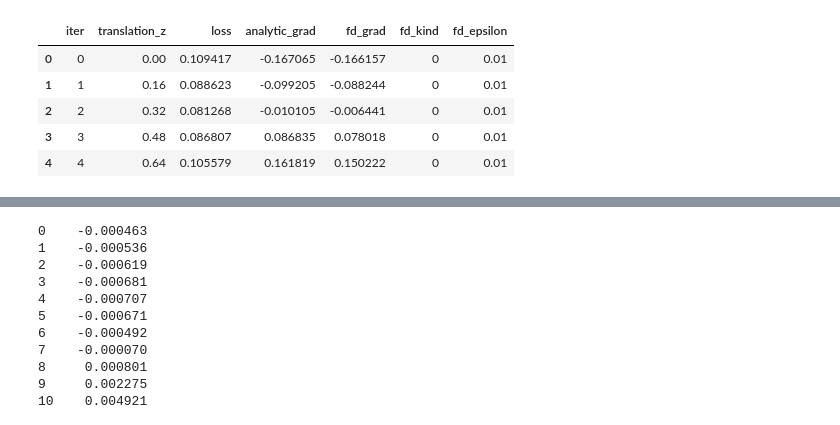
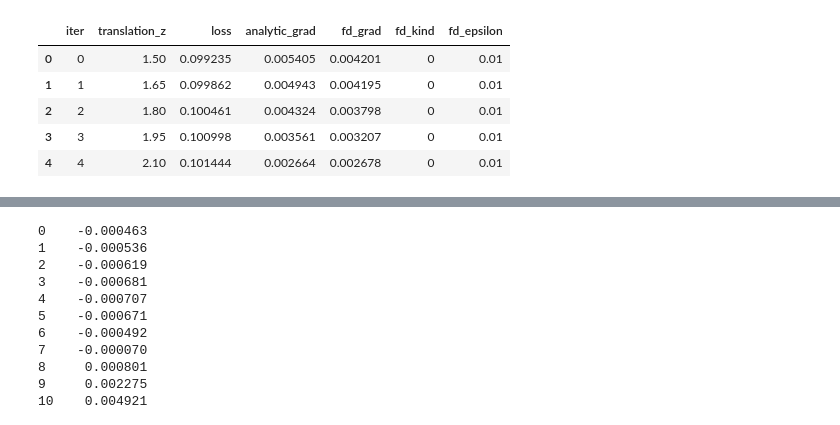
Before and after one commit to M-Gjerde/DifferentiablePointRendering, a Jupyter notebook: python/finite_difference/notebook_scatter.ipynb, the cells around one changed output, grey strips where cells are left out. Saved outputs shown, nothing was run; the diff lists cells and outputs as text; code cells hidden in the pictures.

```diff
--- a/python/finite_difference/notebook_scatter.ipynb
+++ b/python/finite_difference/notebook_scatter.ipynb
@@ -1,30 +1,30 @@
 # %%
 import pandas as pd
 from pathlib import Path
 
-test = "0"
+test = "1"
 parameter = "translation_z"
-scene = "transmit_2"
+scene = "transmit"
 camera = "camera1"
 csv_path = Path(f"Output/{scene}/{parameter}/{test}/{camera}_{parameter}_sweep.csv")
 
 if not csv_path.exists():
     raise FileNotFoundError(f"CSV file not found: {csv_path}")
 
 df = pd.read_csv(csv_path)
 
 required_columns = {f"{parameter}", "loss", "analytic_grad", "fd_grad"}
 if not required_columns.issubset(df.columns):
     raise RuntimeError(f"CSV must contain columns: {required_columns}")
 
 df.head()
 # %% [output]
 |  | iter | translation_z | loss | analytic_grad | fd_grad | fd_kind | fd_epsilon |
-| 0 | 0 | 0.00 | 0.109417 | -0.167065 | -0.166157 | 0 | 0.01 |
-| 1 | 1 | 0.16 | 0.088623 | -0.099205 | -0.088244 | 0 | 0.01 |
-| 2 | 2 | 0.32 | 0.081268 | -0.010105 | -0.006441 | 0 | 0.01 |
-| 3 | 3 | 0.48 | 0.086807 | 0.086835 | 0.078018 | 0 | 0.01 |
-| 4 | 4 | 0.64 | 0.105579 | 0.161819 | 0.150222 | 0 | 0.01 |
+| 0 | 0 | 1.50 | 0.099235 | 0.005405 | 0.004201 | 0 | 0.01 |
+| 1 | 1 | 1.65 | 0.099862 | 0.004943 | 0.004195 | 0 | 0.01 |
+| 2 | 2 | 1.80 | 0.100461 | 0.004324 | 0.003798 | 0 | 0.01 |
+| 3 | 3 | 1.95 | 0.100998 | 0.003561 | 0.003207 | 0 | 0.01 |
+| 4 | 4 | 2.10 | 0.101444 | 0.002664 | 0.002678 | 0 | 0.01 |
 # %%
 import matplotlib.pyplot as plt
 
```
Also changed, not shown: parts of 4 cells of this notebook, 11 other files.
